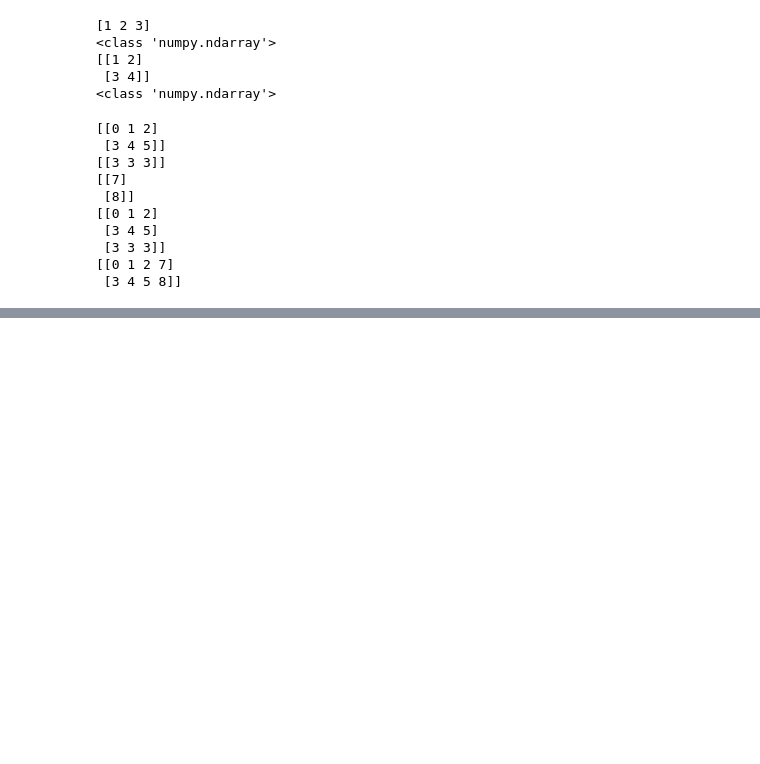
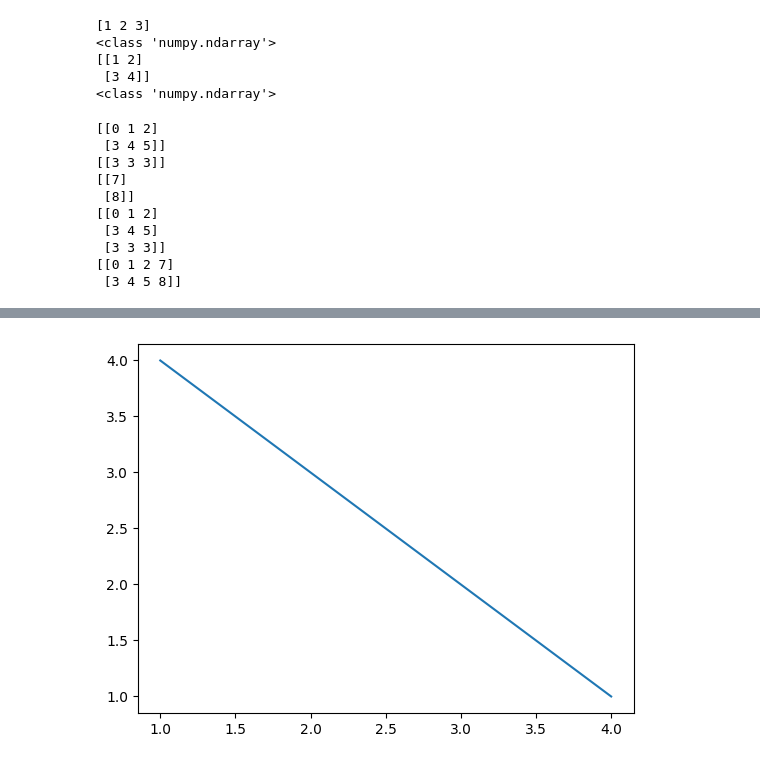
Before and after one commit to chicago007/test2, a Jupyter notebook: HYCU_인공지능.ipynb, the cells around one changed output, grey strips where cells are left out. Saved outputs shown, nothing was run; the diff lists cells and outputs as text; code cells hidden in the pictures; blank space fills up the shorter version.

```diff
--- a/HYCU_인공지능.ipynb
+++ b/HYCU_인공지능.ipynb
@@ -227,0 +316,6 @@ print(e)
+# %%
+import matplotlib.pyplot as plt
+plt.plot([1, 2, 3, 4],[4,3,2,1])
+plt.show()
+# %% [output]
+[figure, added]
```
Also changed, not shown: parts of 48 cells of this notebook.
